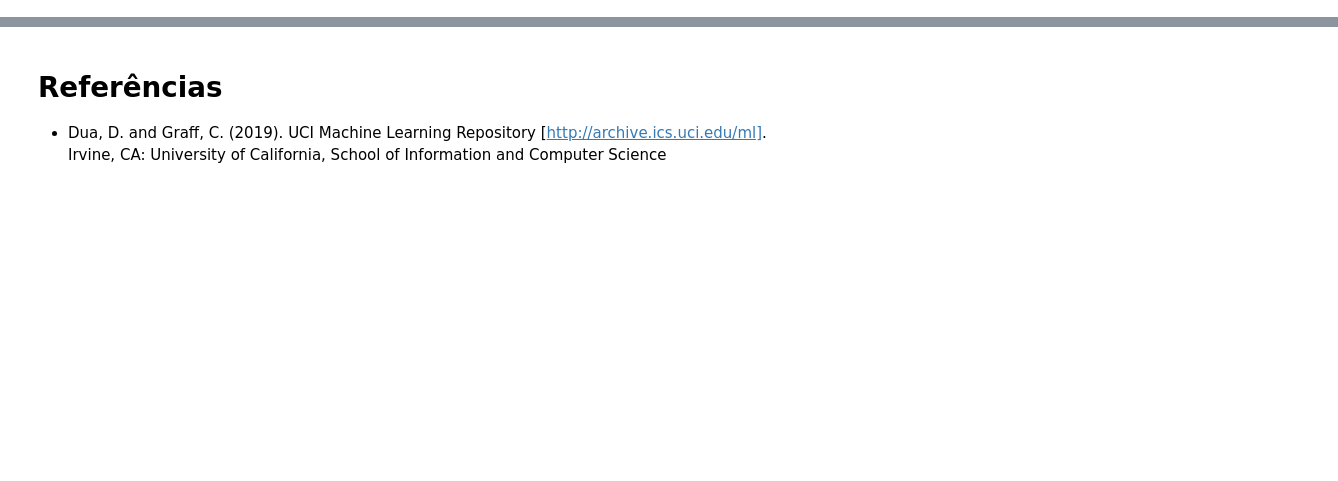
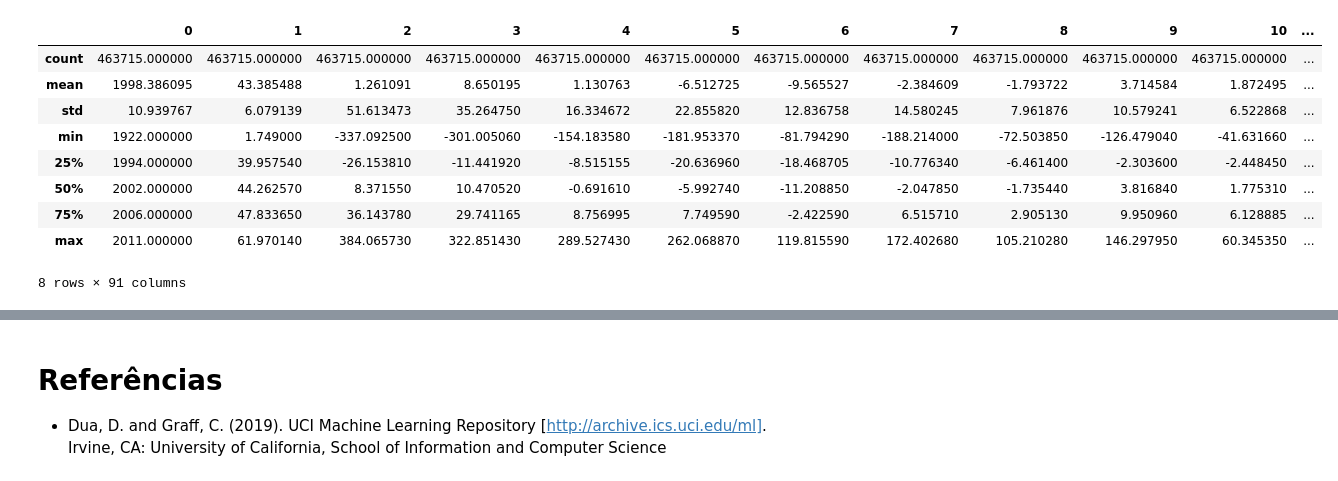
Before and after one commit to r0zbot/IoTensor, a Jupyter notebook: colab.ipynb, the cells around one changed output, grey strips where cells are left out. Drawn from its saved outputs; the diff is of its cells as text; code cells hidden in the pictures; blank space fills up the shorter version.

```diff
--- a/colab.ipynb
+++ b/colab.ipynb
@@ -23,0 +20,7 @@ import tensorflow as tf
+# %%
+import tensorflow as tf
+import pandas as pd
+
+data = pd.read_csv('drive/My Drive/IoTensor/YearPredictionMSD.txt', sep=',', header=None)
+
+print(data)
@@ -23,0 +57,16 @@ import tensorflow as tf
+# %%
+data_train = data.iloc[:463715]
+data_test = data.iloc[463716:]
+# %%
+data_train.describe()
+# %% [output]
+|  | 0 | 1 | 2 | 3 | 4 | 5 | 6 | 7 | 8 | 9 | 10 | ... |
+| count | 463715.000000 | 463715.000000 | 463715.000000 | 463715.000000 | 463715.000000 | 463715.000000 | 463715.000000 | 463715.000000 | 463715.000000 | 463715.000000 | 463715.000000 | ... |
+| mean | 1998.386095 | 43.385488 | 1.261091 | 8.650195 | 1.130763 | -6.512725 | -9.565527 | -2.384609 | -1.793722 | 3.714584 | 1.872495 | ... |
+| std | 10.939767 | 6.079139 | 51.613473 | 35.264750 | 16.334672 | 22.855820 | 12.836758 | 14.580245 | 7.961876 | 10.579241 | 6.522868 | ... |
+| min | 1922.000000 | 1.749000 | -337.092500 | -301.005060 | -154.183580 | -181.953370 | -81.794290 | -188.214000 | -72.503850 | -126.479040 | -41.631660 | ... |
+| 25% | 1994.000000 | 39.957540 | -26.153810 | -11.441920 | -8.515155 | -20.636960 | -18.468705 | -10.776340 | -6.461400 | -2.303600 | -2.448450 | ... |
+| 50% | 2002.000000 | 44.262570 | 8.371550 | 10.470520 | -0.691610 | -5.992740 | -11.208850 | -2.047850 | -1.735440 | 3.816840 | 1.775310 | ... |
+| 75% | 2006.000000 | 47.833650 | 36.143780 | 29.741165 | 8.756995 | 7.749590 | -2.422590 | 6.515710 | 2.905130 | 9.950960 | 6.128885 | ... |
+| max | 2011.000000 | 61.970140 | 384.065730 | 322.851430 | 289.527430 | 262.068870 | 119.815590 | 172.402680 | 105.210280 | 146.297950 | 60.345350 | ... |
+8 rows × 91 columns
```
Also changed, not shown: parts of 9 cells of this notebook.
